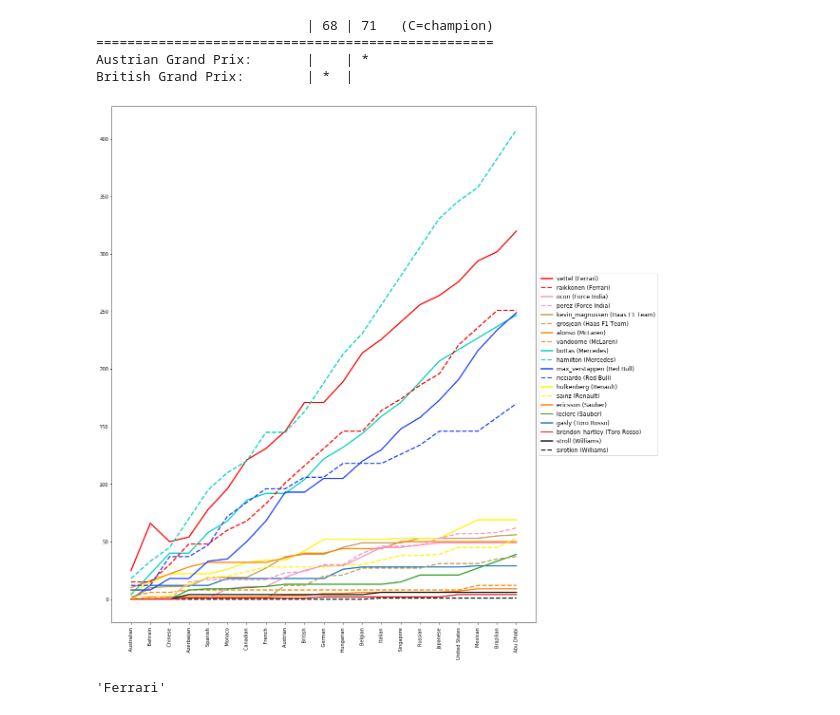
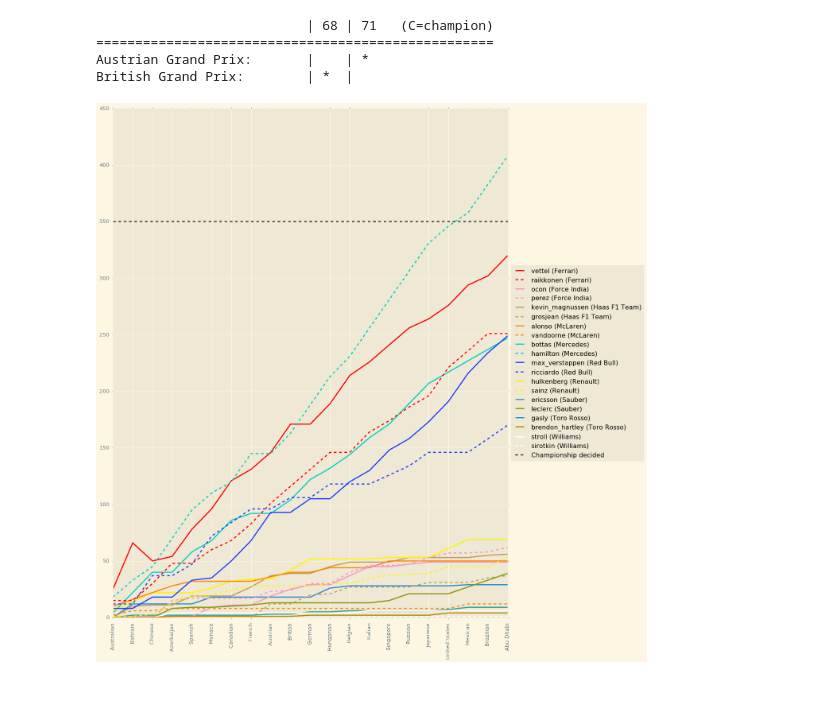
Before and after one commit to FreekKalter/f1_data_analysis, a Jupyter notebook: F1.ipynb, the cells around one changed output. Cells and saved outputs as stored; diff of their text form; code cells hidden in the pictures.

Commit message:
add horizontal line to indicate championschip decided

```diff
--- a/F1.ipynb
+++ b/F1.ipynb
@@ -411,40 +411,50 @@ colorMap ={
     'Mercedes': line_type('#00D2BE'),
     'Red Bull': line_type('#1E41FF'),
     'Renault': line_type('#FFF500'),
     'Force India': line_type('#F596C8'),
     'Racing Point': line_type('#F596C8'),
     'McLaren': line_type('#FF8700'),
     'Torro Rosso': line_type('#469BFF'),
     'Alfa Romeo': line_type('#9B0000'),
     'Haas F1 Team': line_type('#bd9e57'),
-    'Williams': line_type('#111111')
+    'Williams': line_type('#FFFFFF')
 }
-fig = plt.figure(figsize=(20,20))
-ax = plt.subplot(111)
+# fig = plt.figure(figsize=(20,20))
+plt.style.use('Solarize_Light2')
+fig, ax = plt.subplots(nrows=1, ncols=1, figsize=(20,20))
+
 plt.xticks(None,None, rotation='vertical')
 for i in range(len(twenty_nineteen_drivers)):
     driverRef = '{} ({})'.format(twenty_nineteen_drivers.iloc[i]['driverRef'],
                                  twenty_nineteen_drivers.iloc[i]['teamName'])
     try:
         c = next(colorMap[twenty_nineteen_drivers.iloc[i]['teamName']])
         ax.plot(ppr[driverRef], color=c[0], linestyle=c[1], linewidth=2.5, label=driverRef)
     except KeyError:
         ax.plot(ppr[driverRef], linewidth=2.5, label=driverRef)
 # Shrink current axis by 20%
 box = ax.get_position()
 ax.set_position([box.x0, box.y0, box.width * 0.8, box.height])
 
 
 handles, labels = ax.get_legend_handles_labels()
+
 # sort both labels and handles by labels, on teamname
-labels, handles = zip(*sorted(zip(labels, handles), key=lambda t: re.search('\((.*)\)$', t[0]).group(1)))
-
+def labelFormat(label):
+    if type(label) == 'str':
+        return label
+    m = re.search('\((.*)\)$', label[0])
+    if m:
+        return m.group(1)
+    else:
+        return label
+labels, handles = zip(*sorted(zip(labels, handles), key=labelFormat))
+# TODO: make championship decided an actual variable
+hline_label = 'Championship decided'
+labels = labels + tuple([hline_label])
+handles = handles + tuple([ax.axhline(y=350, color='#000000', label=hline_label, linestyle='--')])
 # Put a legend to the right of the current axis
 ax.legend(handles, labels, loc='center left', bbox_to_anchor=(1, 0.5), fontsize='large')
 plt.show()
 # %% [output]
-[figure, old version]
+[figure, new version]
-# %%
-re.search('\((.*)\)$', 'vettel (Ferrari)').group(1)
-# %% [output]
-'Ferrari'
```
Also changed, not shown: parts of 1 cell of this notebook.
